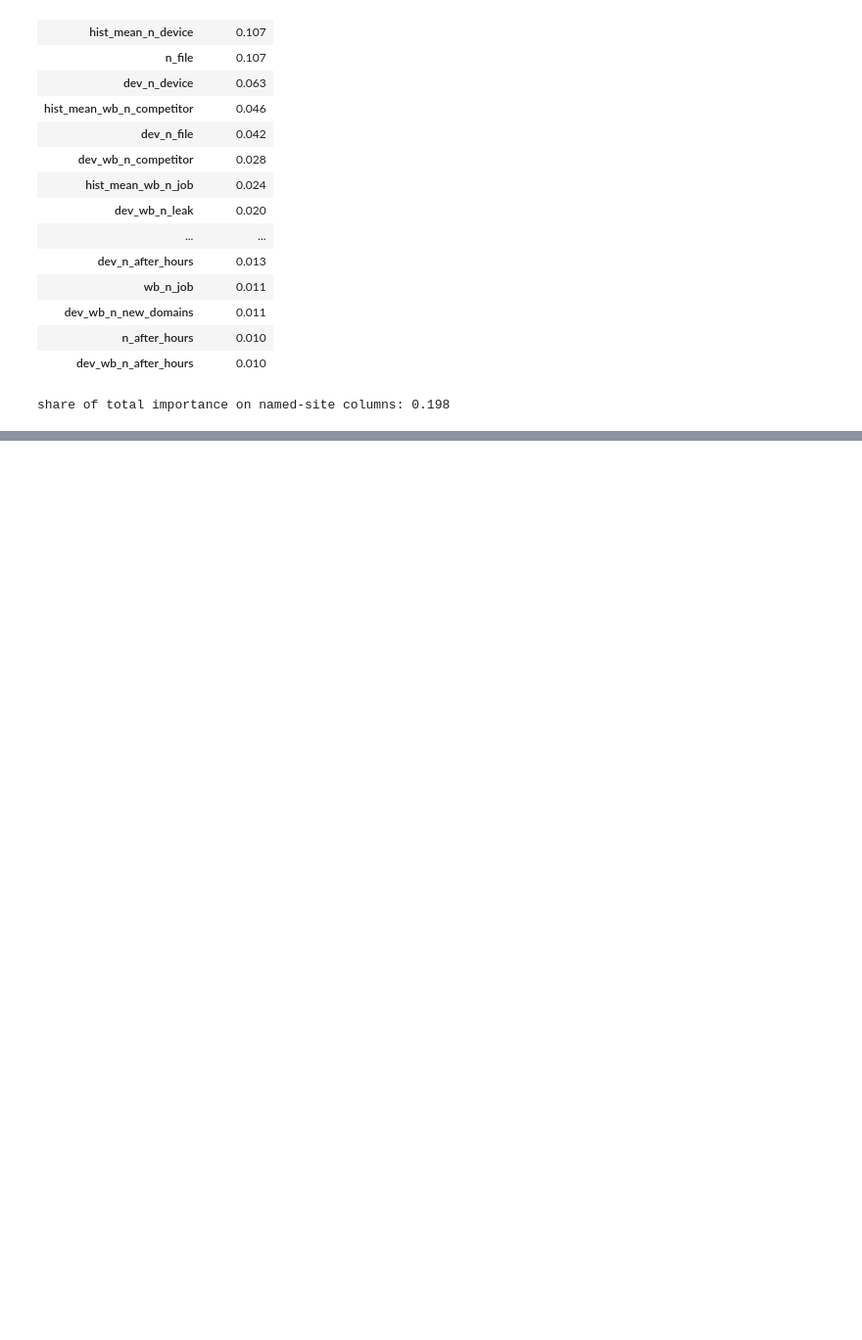
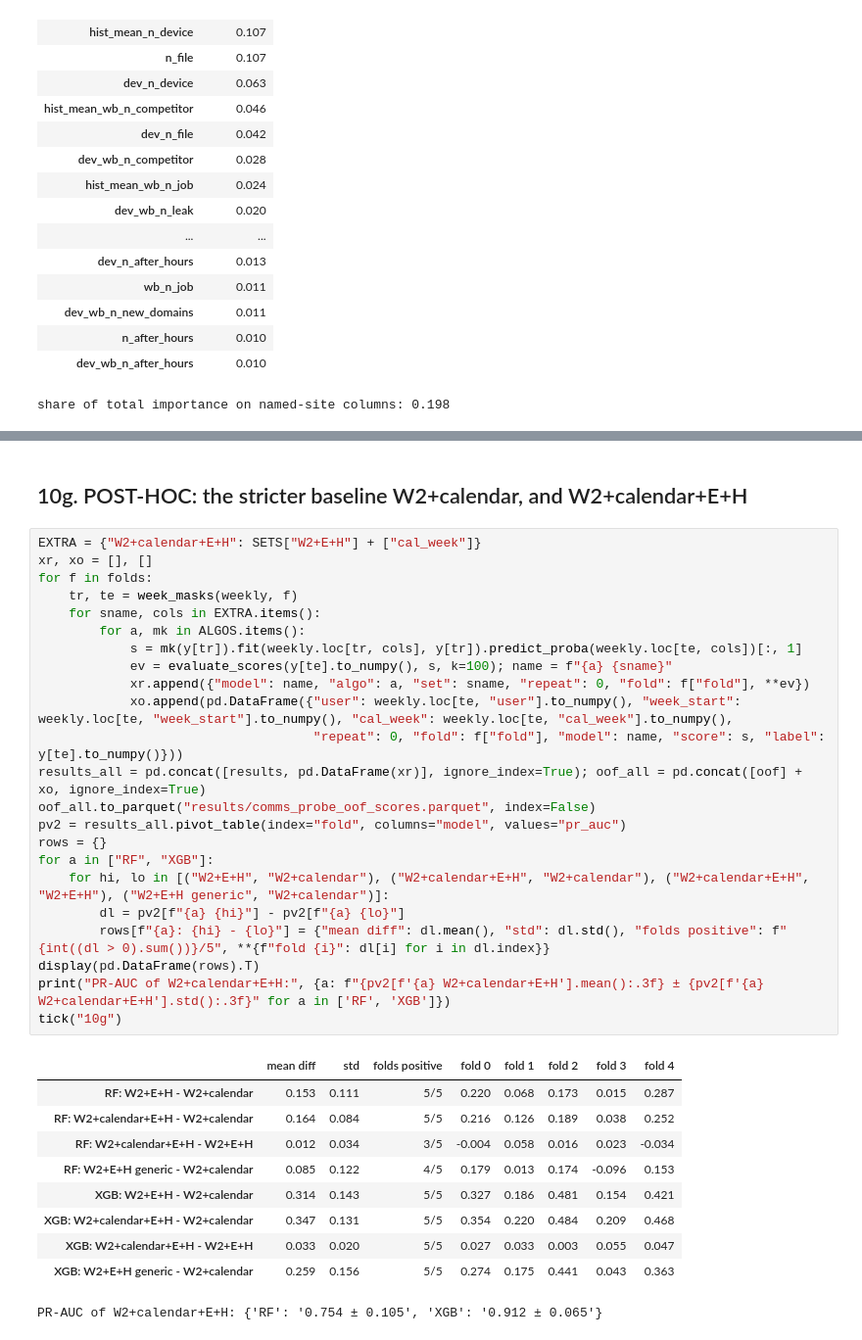
Before and after one commit to medrees-1000/insider-threat-gnn, a Jupyter notebook: notebooks/06_email_web_probe.ipynb, the cells around one changed output, grey strips where cells are left out. Shown at 98% size. Saved outputs shown, nothing was run; the diff lists cells and outputs as text; blank space fills up the shorter version.

```diff
--- a/notebooks/06_email_web_probe.ipynb
+++ b/notebooks/06_email_web_probe.ipynb
@@ -357,0 +597,36 @@ share of total importance on named-site columns: 0.198
+# %% [markdown]
+## 10g. POST-HOC: the stricter baseline W2+calendar, and W2+calendar+E+H
+# %%
+EXTRA = {"W2+calendar+E+H": SETS["W2+E+H"] + ["cal_week"]}
+xr, xo = [], []
+for f in folds:
+    tr, te = week_masks(weekly, f)
+    for sname, cols in EXTRA.items():
+        for a, mk in ALGOS.items():
+            s = mk(y[tr]).fit(weekly.loc[tr, cols], y[tr]).predict_proba(weekly.loc[te, cols])[:, 1]
+            ev = evaluate_scores(y[te].to_numpy(), s, k=100); name = f"{a} {sname}"
+            xr.append({"model": name, "algo": a, "set": sname, "repeat": 0, "fold": f["fold"], **ev})
+            xo.append(pd.DataFrame({"user": weekly.loc[te, "user"].to_numpy(), "week_start": weekly.loc[te, "week_start"].to_numpy(), "cal_week": weekly.loc[te, "cal_week"].to_numpy(),
+                                    "repeat": 0, "fold": f["fold"], "model": name, "score": s, "label": y[te].to_numpy()}))
+results_all = pd.concat([results, pd.DataFrame(xr)], ignore_index=True); oof_all = pd.concat([oof] + xo, ignore_index=True)
+oof_all.to_parquet("results/comms_probe_oof_scores.parquet", index=False)
+pv2 = results_all.pivot_table(index="fold", columns="model", values="pr_auc")
+rows = {}
+for a in ["RF", "XGB"]:
+    for hi, lo in [("W2+E+H", "W2+calendar"), ("W2+calendar+E+H", "W2+calendar"), ("W2+calendar+E+H", "W2+E+H"), ("W2+E+H generic", "W2+calendar")]:
+        dl = pv2[f"{a} {hi}"] - pv2[f"{a} {lo}"]
+        rows[f"{a}: {hi} - {lo}"] = {"mean diff": dl.mean(), "std": dl.std(), "folds positive": f"{int((dl > 0).sum())}/5", **{f"fold {i}": dl[i] for i in dl.index}}
+display(pd.DataFrame(rows).T)
+print("PR-AUC of W2+calendar+E+H:", {a: f"{pv2[f'{a} W2+calendar+E+H'].mean():.3f} ± {pv2[f'{a} W2+calendar+E+H'].std():.3f}" for a in ['RF', 'XGB']})
+tick("10g")
+# %% [output]
+|  | mean diff | std | folds positive | fold 0 | fold 1 | fold 2 | fold 3 | fold 4 |
+| RF: W2+E+H - W2+calendar | 0.153 | 0.111 | 5/5 | 0.220 | 0.068 | 0.173 | 0.015 | 0.287 |
+| RF: W2+calendar+E+H - W2+calendar | 0.164 | 0.084 | 5/5 | 0.216 | 0.126 | 0.189 | 0.038 | 0.252 |
+| RF: W2+calendar+E+H - W2+E+H | 0.012 | 0.034 | 3/5 | -0.004 | 0.058 | 0.016 | 0.023 | -0.034 |
+| RF: W2+E+H generic - W2+calendar | 0.085 | 0.122 | 4/5 | 0.179 | 0.013 | 0.174 | -0.096 | 0.153 |
+| XGB: W2+E+H - W2+calendar | 0.314 | 0.143 | 5/5 | 0.327 | 0.186 | 0.481 | 0.154 | 0.421 |
+| XGB: W2+calendar+E+H - W2+calendar | 0.347 | 0.131 | 5/5 | 0.354 | 0.220 | 0.484 | 0.209 | 0.468 |
+| XGB: W2+calendar+E+H - W2+E+H | 0.033 | 0.020 | 5/5 | 0.027 | 0.033 | 0.003 | 0.055 | 0.047 |
+| XGB: W2+E+H generic - W2+calendar | 0.259 | 0.156 | 5/5 | 0.274 | 0.175 | 0.441 | 0.043 | 0.363 |
+PR-AUC of W2+calendar+E+H: {'RF': '0.754 ± 0.105', 'XGB': '0.912 ± 0.065'}
```
Also changed, not shown: parts of 22 cells of this notebook, 4 other files.
